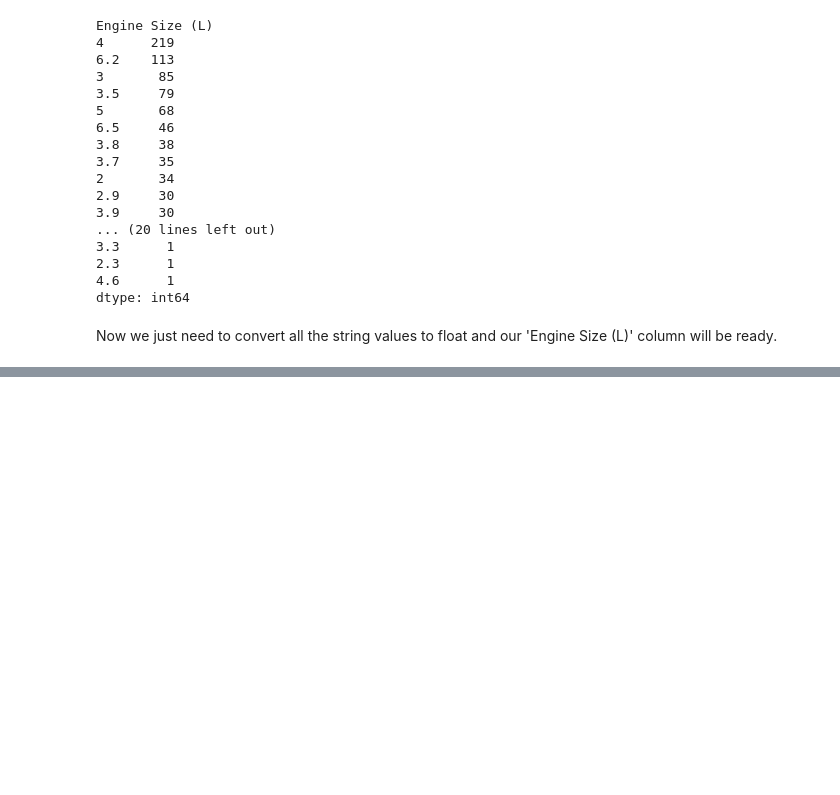
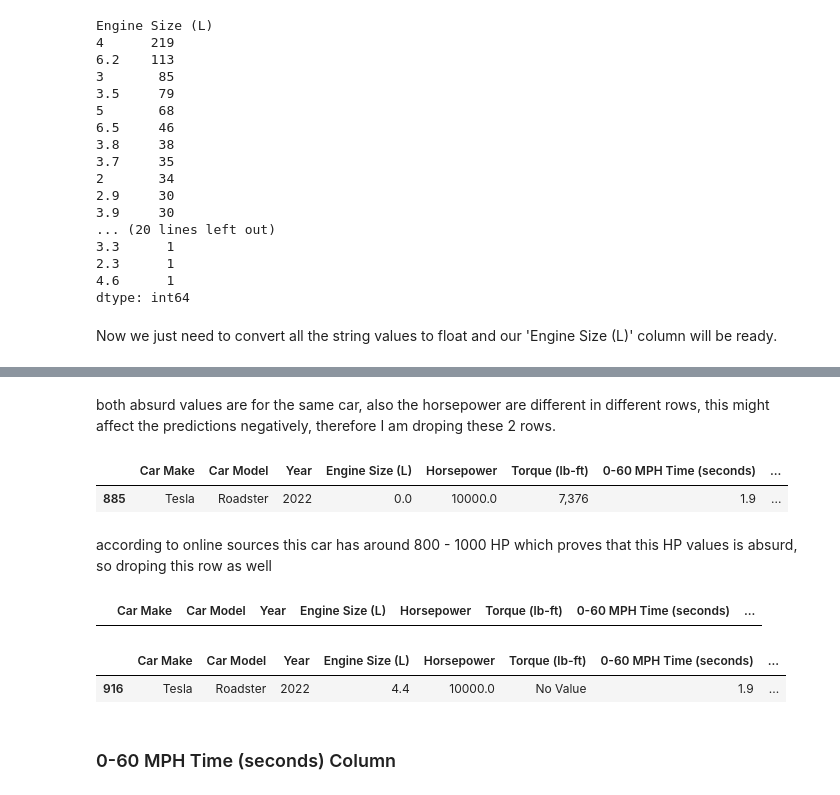
Before and after one commit to rajatmann/SportsCar-DataSet-Analysis-and-Price-Prediction, a Jupyter notebook: SportsCar EDA and Price Prediction.ipynb, the cells around one changed output, grey strips where cells are left out. Drawn from its saved outputs; the diff is of its cells as text; code cells hidden in the pictures; blank space fills up the shorter version.

```diff
--- a/SportsCar EDA and Price Prediction.ipynb
+++ b/SportsCar EDA and Price Prediction.ipynb
@@ -289,0 +395,9 @@ sportscar['Engine Size (L)'] = sportscar['Engine Size (L)'].astype(float)
+# %% [markdown]
+both absurd values are for the same car, also the horsepower are different in different rows, this might affect the predictions negatively, therefore I am droping these 2 rows.
+# %%
+sportscar[sportscar['Torque (lb-ft)'] == '7,376']
+# %% [output]
+|  | Car Make | Car Model | Year | Engine Size (L) | Horsepower | Torque (lb-ft) | 0-60 MPH Time (seconds) | ... |
+| 885 | Tesla | Roadster | 2022 | 0.0 | 10000.0 | 7,376 | 1.9 | ... |
+# %% [markdown]
+according to online sources this car has around 800 - 1000 HP which proves that this HP values is absurd, so droping this row as well
@@ -289,0 +406,4 @@ sportscar['Engine Size (L)'] = sportscar['Engine Size (L)'].astype(float)
+# %%
+sportscar[sportscar['Torque (lb-ft)'] == '0']
+# %% [output]
+|  | Car Make | Car Model | Year | Engine Size (L) | Horsepower | Torque (lb-ft) | 0-60 MPH Time (seconds) | ... |
@@ -289,0 +415,5 @@ sportscar['Engine Size (L)'] = sportscar['Engine Size (L)'].astype(float)
+# %%
+sportscar[sportscar['Torque (lb-ft)'] == 'No Value']
+# %% [output]
+|  | Car Make | Car Model | Year | Engine Size (L) | Horsepower | Torque (lb-ft) | 0-60 MPH Time (seconds) | ... |
+| 916 | Tesla | Roadster | 2022 | 4.4 | 10000.0 | No Value | 1.9 | ... |
@@ -289,0 +425,2 @@ sportscar['Engine Size (L)'] = sportscar['Engine Size (L)'].astype(float)
+# %% [markdown]
+### 0-60 MPH Time (seconds) Column
```
Also changed, not shown: parts of 37 cells of this notebook.
